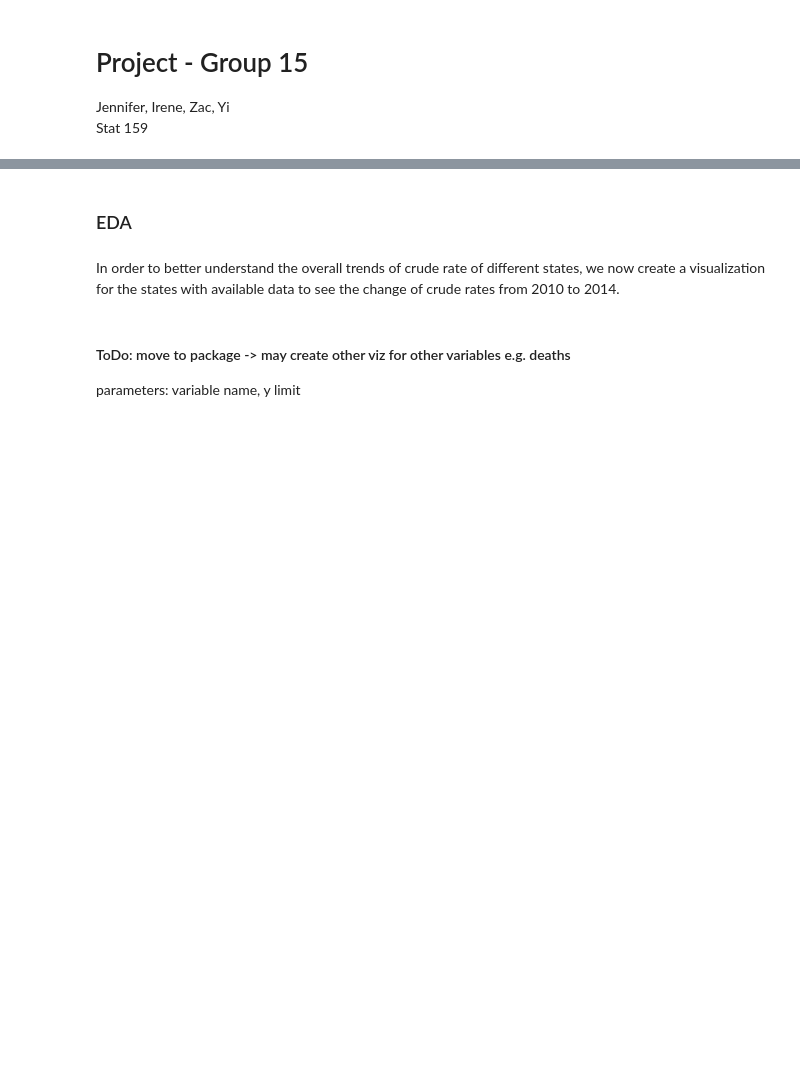
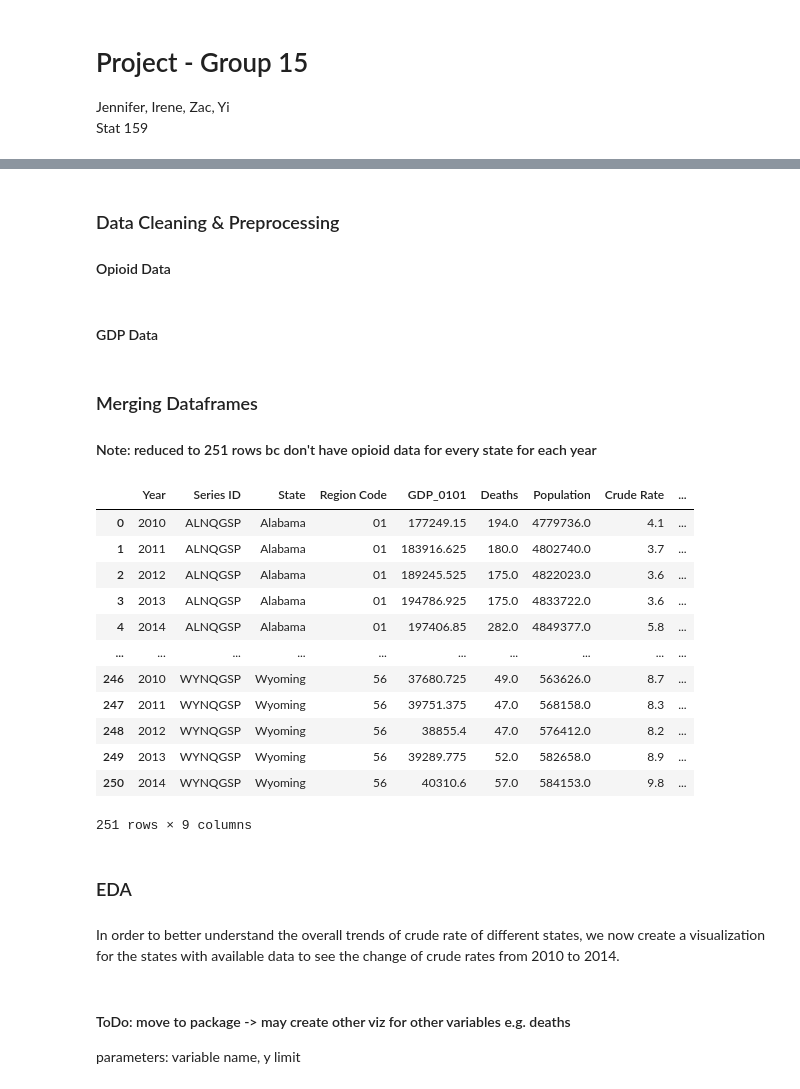
Before and after one commit to UCB-stat-159-s23/project-Group15, a Jupyter notebook: main.ipynb, the cells around one changed output, grey strips where cells are left out. Cells and saved outputs as stored; diff of their text form; code cells hidden in the pictures; blank space fills up the shorter version.

```diff
--- a/main.ipynb
+++ b/main.ipynb
@@ -31,0 +43,20 @@ gdp_opioid
+# %% [markdown]
+### Data Cleaning & Preprocessing
+#### Opioid Data
+# %%
+# drop rows with suppressed, unreliable, or na values
+opioid = opioid[opioid['Deaths']!='Suppressed']
+opioid = opioid[opioid['Crude Rate']!='Unreliable']
+opioid = opioid.dropna()
+# %%
+# convert quantitative data to numeric data type
+opioid['Deaths'] = utils.to_numeric(opioid, 'Deaths')
+opioid['Crude Rate'] = utils.to_numeric(opioid, 'Crude Rate')
+# %%
+# select opioid data within 2010-2014 (range of gdp data)
+opioid_range = opioid[(opioid['Year']<=2014) & (opioid['Year']>=2010)]
+
+# group data by year and state; there's only
+opioid_annual = opioid_range.groupby(['Year', 'State'],as_index=False).mean()
+# %% [markdown]
+#### GDP Data
@@ -32,3 +77,24 @@ gdp_opioid
+# %% [markdown]
+### Merging Dataframes
+#### Note: reduced to 251 rows bc don't have opioid data for every state for each year
+# %%
+# merge datasets by year and state
+gdp_opioid = pd.merge(gdp_annual, opioid_annual, on=['Year','State'])
+gdp_opioid
+# %% [output]
+|  | Year | Series ID | State | Region Code | GDP_0101 | Deaths | Population | Crude Rate | ... |
+| 0 | 2010 | ALNQGSP | Alabama | 01 | 177249.15 | 194.0 | 4779736.0 | 4.1 | ... |
+| 1 | 2011 | ALNQGSP | Alabama | 01 | 183916.625 | 180.0 | 4802740.0 | 3.7 | ... |
+| 2 | 2012 | ALNQGSP | Alabama | 01 | 189245.525 | 175.0 | 4822023.0 | 3.6 | ... |
+| 3 | 2013 | ALNQGSP | Alabama | 01 | 194786.925 | 175.0 | 4833722.0 | 3.6 | ... |
+| 4 | 2014 | ALNQGSP | Alabama | 01 | 197406.85 | 282.0 | 4849377.0 | 5.8 | ... |
+| ... | ... | ... | ... | ... | ... | ... | ... | ... | ... |
+| 246 | 2010 | WYNQGSP | Wyoming | 56 | 37680.725 | 49.0 | 563626.0 | 8.7 | ... |
+| 247 | 2011 | WYNQGSP | Wyoming | 56 | 39751.375 | 47.0 | 568158.0 | 8.3 | ... |
+| 248 | 2012 | WYNQGSP | Wyoming | 56 | 38855.4 | 47.0 | 576412.0 | 8.2 | ... |
+| 249 | 2013 | WYNQGSP | Wyoming | 56 | 39289.775 | 52.0 | 582658.0 | 8.9 | ... |
+| 250 | 2014 | WYNQGSP | Wyoming | 56 | 40310.6 | 57.0 | 584153.0 | 9.8 | ... |
+251 rows × 9 columns
 # %% [markdown]
 ### EDA
 # %% [markdown]
```
Also changed, not shown: parts of 19 cells of this notebook.
